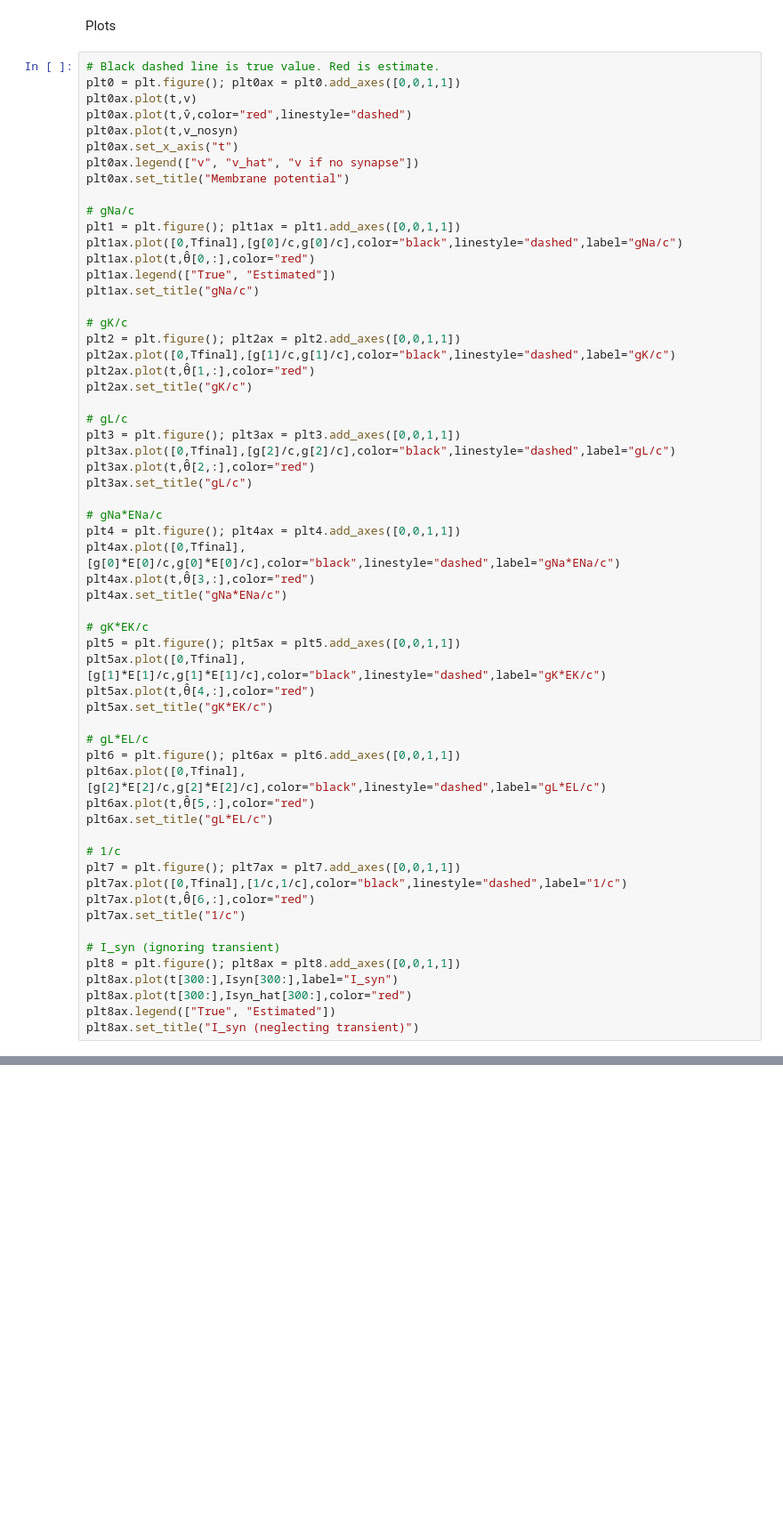
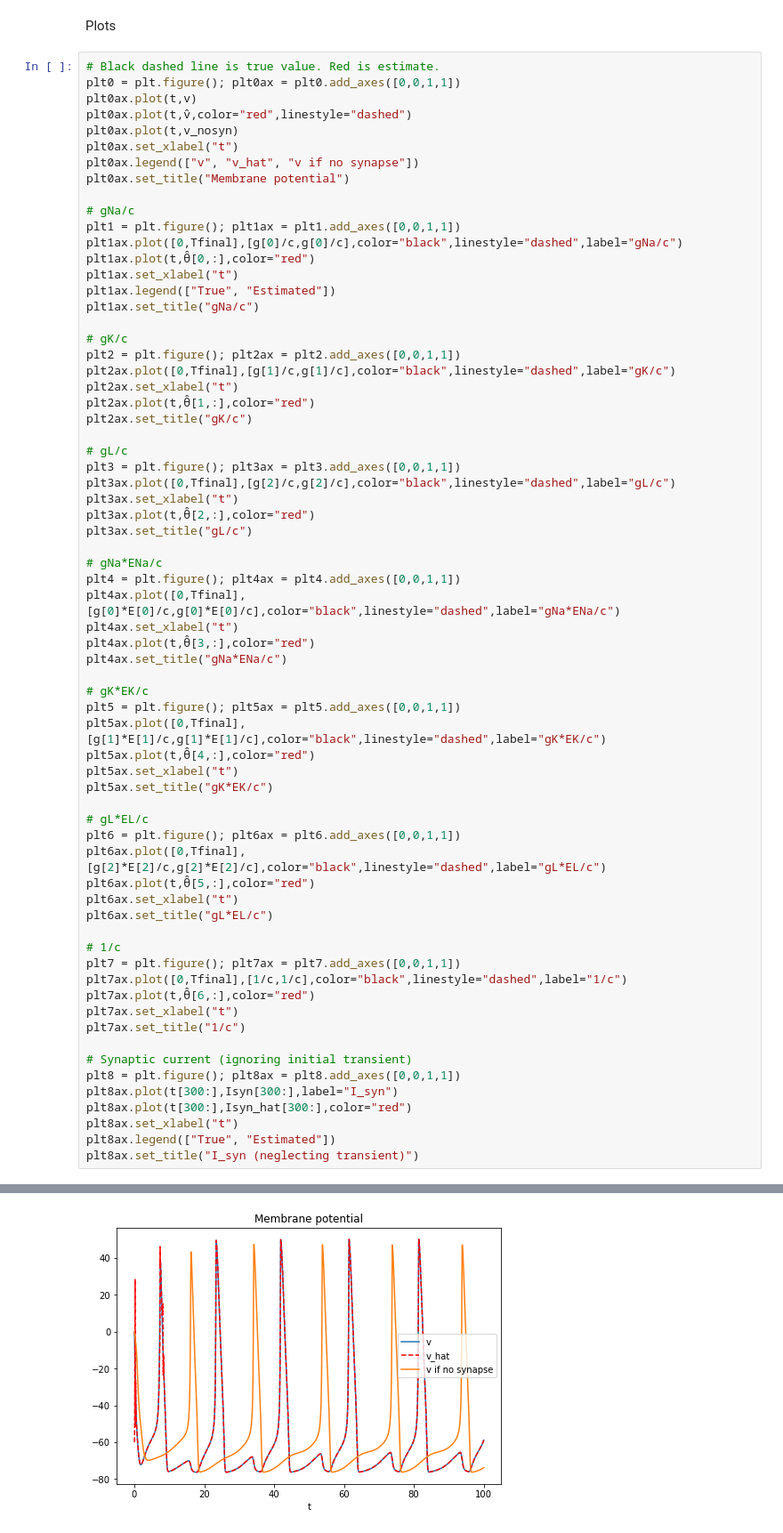
Before and after one commit to RJZS/adaptive-conductance-control, a Jupyter notebook: HH neuron rejecting HH neuron.ipynb, the cells around one changed output, grey strips where cells are left out. Shown: that part at 89% size. Saved outputs shown, nothing was run; the diff lists cells and outputs as text; blank space fills up the shorter version.

```diff
--- a/HH neuron rejecting HH neuron.ipynb
+++ b/HH neuron rejecting HH neuron.ipynb
@@ -73,7 +75,7 @@ plt0 = plt.figure(); plt0ax = plt0.add_axes([0,0,1,1])
 plt0ax.plot(t,v)
 plt0ax.plot(t,v̂,color="red",linestyle="dashed")
 plt0ax.plot(t,v_nosyn)
-plt0ax.set_x_axis("t")
+plt0ax.set_xlabel("t")
 plt0ax.legend(["v", "v_hat", "v if no synapse"])
 plt0ax.set_title("Membrane potential")
 
@@ -81,24 +83,28 @@ plt0ax.set_title("Membrane potential")
 plt1 = plt.figure(); plt1ax = plt1.add_axes([0,0,1,1])
 plt1ax.plot([0,Tfinal],[g[0]/c,g[0]/c],color="black",linestyle="dashed",label="gNa/c")
 plt1ax.plot(t,θ̂[0,:],color="red")
+plt1ax.set_xlabel("t")
 plt1ax.legend(["True", "Estimated"])
 plt1ax.set_title("gNa/c")
 
 # gK/c
 plt2 = plt.figure(); plt2ax = plt2.add_axes([0,0,1,1])
 plt2ax.plot([0,Tfinal],[g[1]/c,g[1]/c],color="black",linestyle="dashed",label="gK/c")
+plt2ax.set_xlabel("t")
 plt2ax.plot(t,θ̂[1,:],color="red")
 plt2ax.set_title("gK/c")
 
 # gL/c
 plt3 = plt.figure(); plt3ax = plt3.add_axes([0,0,1,1])
 plt3ax.plot([0,Tfinal],[g[2]/c,g[2]/c],color="black",linestyle="dashed",label="gL/c")
+plt3ax.set_xlabel("t")
 plt3ax.plot(t,θ̂[2,:],color="red")
 plt3ax.set_title("gL/c")
 
 # gNa*ENa/c
 plt4 = plt.figure(); plt4ax = plt4.add_axes([0,0,1,1])
 plt4ax.plot([0,Tfinal],[g[0]*E[0]/c,g[0]*E[0]/c],color="black",linestyle="dashed",label="gNa*ENa/c")
+plt4ax.set_xlabel("t")
 plt4ax.plot(t,θ̂[3,:],color="red")
 plt4ax.set_title("gNa*ENa/c")
 
@@ -106,24 +112,28 @@ plt4ax.set_title("gNa*ENa/c")
 plt5 = plt.figure(); plt5ax = plt5.add_axes([0,0,1,1])
 plt5ax.plot([0,Tfinal],[g[1]*E[1]/c,g[1]*E[1]/c],color="black",linestyle="dashed",label="gK*EK/c")
 plt5ax.plot(t,θ̂[4,:],color="red")
+plt5ax.set_xlabel("t")
 plt5ax.set_title("gK*EK/c")
 
 # gL*EL/c
 plt6 = plt.figure(); plt6ax = plt6.add_axes([0,0,1,1])
 plt6ax.plot([0,Tfinal],[g[2]*E[2]/c,g[2]*E[2]/c],color="black",linestyle="dashed",label="gL*EL/c")
 plt6ax.plot(t,θ̂[5,:],color="red")
+plt6ax.set_xlabel("t")
 plt6ax.set_title("gL*EL/c")
 
 # 1/c
 plt7 = plt.figure(); plt7ax = plt7.add_axes([0,0,1,1])
 plt7ax.plot([0,Tfinal],[1/c,1/c],color="black",linestyle="dashed",label="1/c")
 plt7ax.plot(t,θ̂[6,:],color="red")
+plt7ax.set_xlabel("t")
 plt7ax.set_title("1/c")
 
-# I_syn (ignoring transient)
+# Synaptic current (ignoring initial transient)
 plt8 = plt.figure(); plt8ax = plt8.add_axes([0,0,1,1])
 plt8ax.plot(t[300:],Isyn[300:],label="I_syn")
 plt8ax.plot(t[300:],Isyn_hat[300:],color="red")
+plt8ax.set_xlabel("t")
 plt8ax.legend(["True", "Estimated"])
 plt8ax.set_title("I_syn (neglecting transient)")
 # %% [output]
@@ -130,0 +141 @@ AttributeError: 'Axes' object has no attribute 'set_x_axis'
+[figure, added]
```
Also changed, not shown: parts of 3 cells of this notebook, 2 other files.
